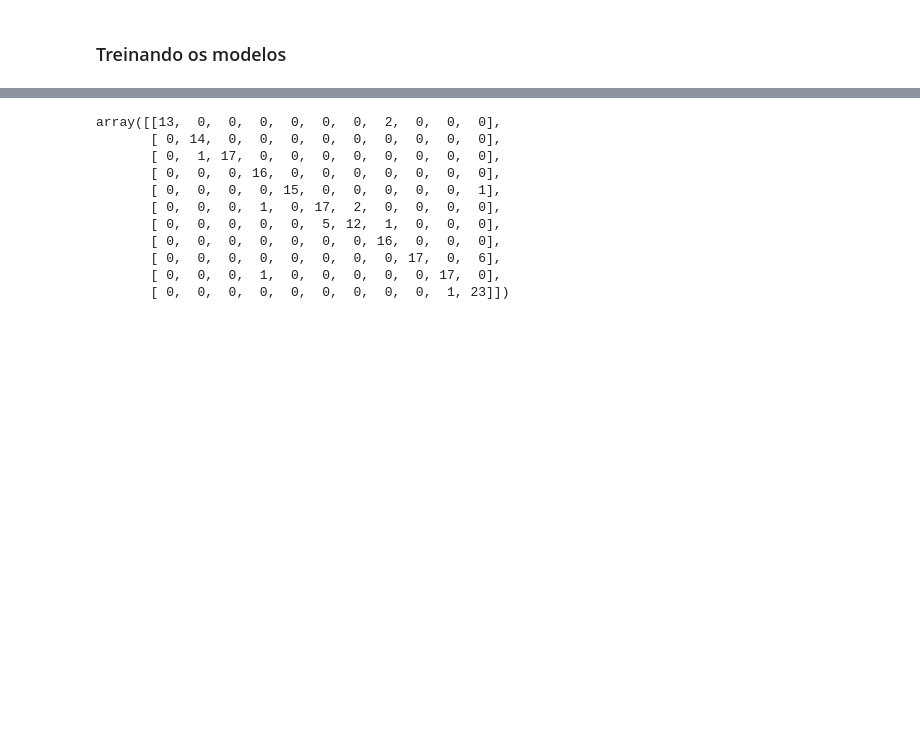
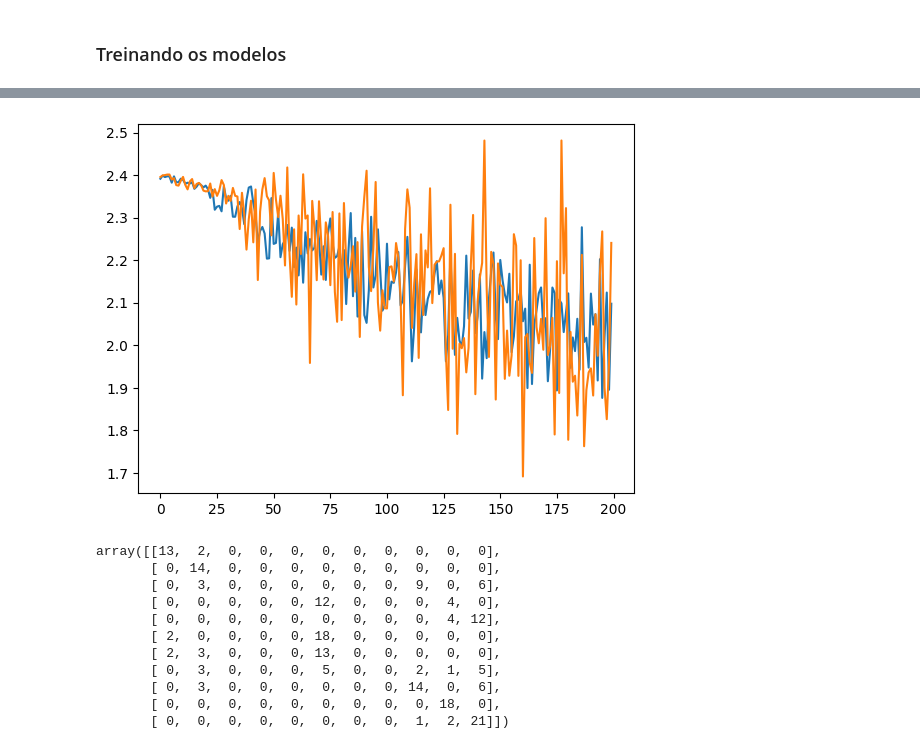
Before and after one commit to rabdiego/aprendizagem, a Jupyter notebook: trabalhos/trabalho4/lista4.ipynb, the cells around one changed output, grey strips where cells are left out. Drawn from its saved outputs; the diff is of its cells as text; code cells hidden in the pictures; blank space fills up the shorter version.

```diff
--- a/trabalhos/trabalho4/lista4.ipynb
+++ b/trabalhos/trabalho4/lista4.ipynb
@@ -371,13 +341,13 @@ test_set = CustomDataset(test)
 train_loader = DataLoader(train_set, batch_size=32, shuffle=True)
 test_loader = DataLoader(test_set, batch_size=32, shuffle=True)
 # %%
-model = MLP(10, 256, 11).to(device)
+model = MLP(10, 64, 11).to(device)
 criterion = torch.nn.CrossEntropyLoss()
-optimizer = torch.optim.SGD(model.parameters(), lr = 0.01, momentum = 0.1)
+optimizer = torch.optim.SGD(model.parameters(), lr = 0.01, momentum = 0.60)
 # %%
 loss_list = [list() for i in range(2)]
 # %%
-for epoch in range(2000):
+for epoch in tqdm(range(200)):
     for index, (attributes, labels) in enumerate(train_loader):
         attributes = attributes.to(device)
         labels = labels.to(device)
@@ -399,6 +369,3 @@ for epoch in range(2000):
         loss = criterion(outputs, labels.to(torch.int64))
 
     loss_list[1].append(loss.item())
-
-    if (epoch + 1) % 100 == 0:
-        print(f'Epoch {epoch+1}/2000, Train Loss: {loss_list[0][-1]}, Test Loss: {loss_list[1][-1]}')
@@ -426,3 +372,9 @@ Epoch 2000/2000, Train Loss: 1.5756254196166992, Test Loss: 1.6226109266281128
+# %%
+plt.plot(range(len(loss_list[0])), loss_list[0])
+plt.plot(range(len(loss_list[1])), loss_list[1])
+plt.show()
+# %% [output]
+[figure, added]
 # %%
 out = model(torch.from_numpy(test[:, :-1]).to(device).to(torch.float32))
 out = torch.argmax(out, axis=1)
@@ -435,14 +387,14 @@ cm = confusion_matrix(test[:, -1], out)
 # %%
 cm
 # %% [output]
-array([[13,  0,  0,  0,  0,  0,  0,  2,  0,  0,  0],
+array([[13,  2,  0,  0,  0,  0,  0,  0,  0,  0,  0],
        [ 0, 14,  0,  0,  0,  0,  0,  0,  0,  0,  0],
-       [ 0,  1, 17,  0,  0,  0,  0,  0,  0,  0,  0],
-       [ 0,  0,  0, 16,  0,  0,  0,  0,  0,  0,  0],
-       [ 0,  0,  0,  0, 15,  0,  0,  0,  0,  0,  1],
-       [ 0,  0,  0,  1,  0, 17,  2,  0,  0,  0,  0],
-       [ 0,  0,  0,  0,  0,  5, 12,  1,  0,  0,  0],
-       [ 0,  0,  0,  0,  0,  0,  0, 16,  0,  0,  0],
-       [ 0,  0,  0,  0,  0,  0,  0,  0, 17,  0,  6],
-       [ 0,  0,  0,  1,  0,  0,  0,  0,  0, 17,  0],
-       [ 0,  0,  0,  0,  0,  0,  0,  0,  0,  1, 23]])
+       [ 0,  3,  0,  0,  0,  0,  0,  0,  9,  0,  6],
+       [ 0,  0,  0,  0,  0, 12,  0,  0,  0,  4,  0],
+       [ 0,  0,  0,  0,  0,  0,  0,  0,  0,  4, 12],
+       [ 2,  0,  0,  0,  0, 18,  0,  0,  0,  0,  0],
+       [ 2,  3,  0,  0,  0, 13,  0,  0,  0,  0,  0],
+       [ 0,  3,  0,  0,  0,  5,  0,  0,  2,  1,  5],
+       [ 0,  3,  0,  0,  0,  0,  0,  0, 14,  0,  6],
+       [ 0,  0,  0,  0,  0,  0,  0,  0,  0, 18,  0],
+       [ 0,  0,  0,  0,  0,  0,  0,  0,  1,  2, 21]])
```
Also changed, not shown: parts of 13 cells of this notebook.
